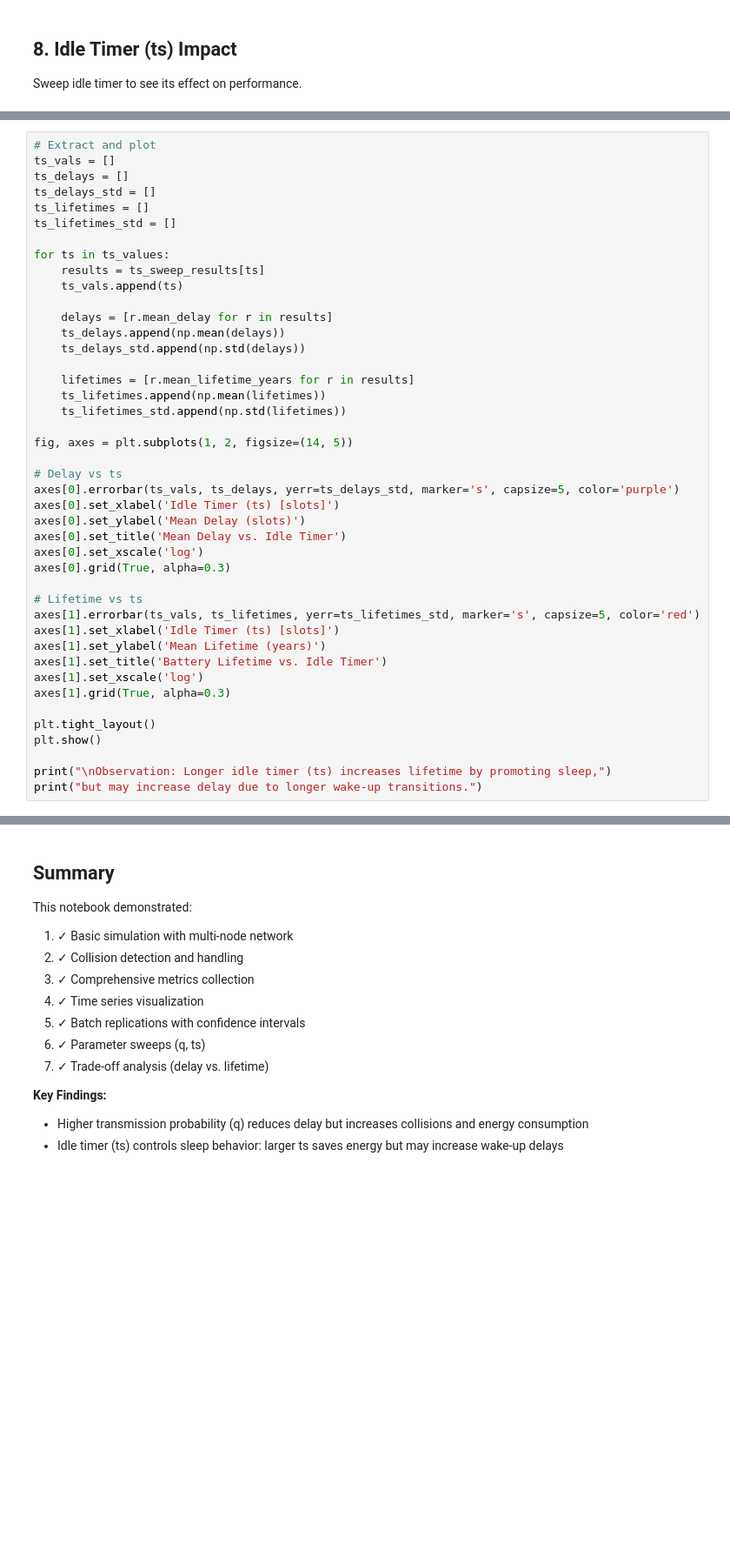
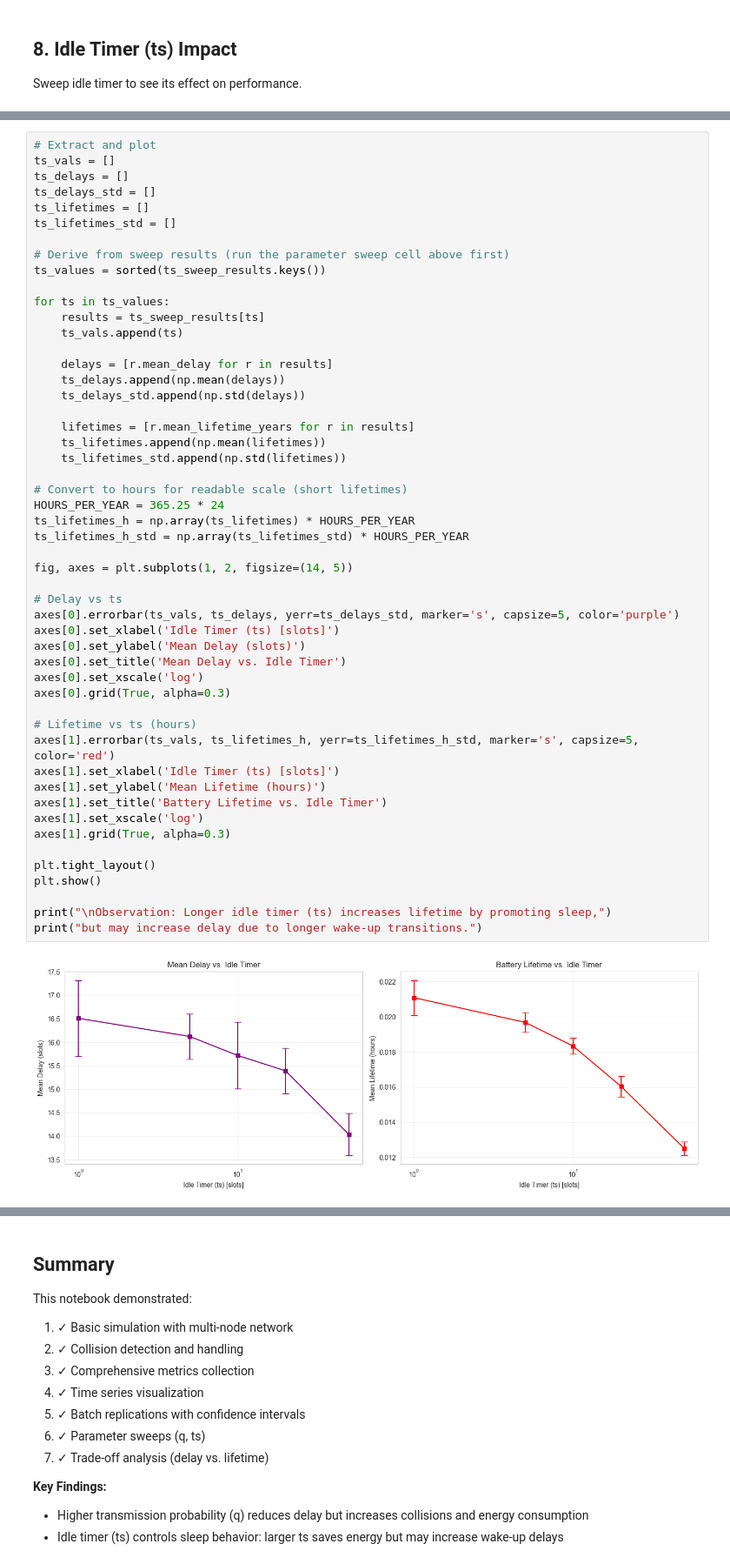
Before and after one commit to lfernande3/fyp, a Jupyter notebook: examples/simulator_demo.ipynb, the cells around one changed output, grey strips where cells are left out. Shown at 87% size. Drawn from its saved outputs; the diff is of its cells as text; blank space fills up the shorter version.

```diff
--- a/examples/simulator_demo.ipynb
+++ b/examples/simulator_demo.ipynb
@@ -331,39 +450,49 @@ ts_delays = []
 ts_delays_std = []
 ts_lifetimes = []
 ts_lifetimes_std = []
+
+# Derive from sweep results (run the parameter sweep cell above first)
+ts_values = sorted(ts_sweep_results.keys())
 
 for ts in ts_values:
     results = ts_sweep_results[ts]
     ts_vals.append(ts)
 
     delays = [r.mean_delay for r in results]
     ts_delays.append(np.mean(delays))
     ts_delays_std.append(np.std(delays))
 
     lifetimes = [r.mean_lifetime_years for r in results]
     ts_lifetimes.append(np.mean(lifetimes))
     ts_lifetimes_std.append(np.std(lifetimes))
 
+# Convert to hours for readable scale (short lifetimes)
+HOURS_PER_YEAR = 365.25 * 24
+ts_lifetimes_h = np.array(ts_lifetimes) * HOURS_PER_YEAR
+ts_lifetimes_h_std = np.array(ts_lifetimes_std) * HOURS_PER_YEAR
+
 fig, axes = plt.subplots(1, 2, figsize=(14, 5))
 
 # Delay vs ts
 axes[0].errorbar(ts_vals, ts_delays, yerr=ts_delays_std, marker='s', capsize=5, color='purple')
 axes[0].set_xlabel('Idle Timer (ts) [slots]')
 axes[0].set_ylabel('Mean Delay (slots)')
 axes[0].set_title('Mean Delay vs. Idle Timer')
 axes[0].set_xscale('log')
 axes[0].grid(True, alpha=0.3)
 
-# Lifetime vs ts
-axes[1].errorbar(ts_vals, ts_lifetimes, yerr=ts_lifetimes_std, marker='s', capsize=5, color='red')
+# Lifetime vs ts (hours)
+axes[1].errorbar(ts_vals, ts_lifetimes_h, yerr=ts_lifetimes_h_std, marker='s', capsize=5, color='red')
 axes[1].set_xlabel('Idle Timer (ts) [slots]')
-axes[1].set_ylabel('Mean Lifetime (years)')
+axes[1].set_ylabel('Mean Lifetime (hours)')
 axes[1].set_title('Battery Lifetime vs. Idle Timer')
 axes[1].set_xscale('log')
 axes[1].grid(True, alpha=0.3)
 
 plt.tight_layout()
 plt.show()
 
 print("\nObservation: Longer idle timer (ts) increases lifetime by promoting sleep,")
 print("but may increase delay due to longer wake-up transitions.")
+# %% [output]
+[figure, added]
```
Also changed, not shown: parts of 11 cells of this notebook, 4 other files.
